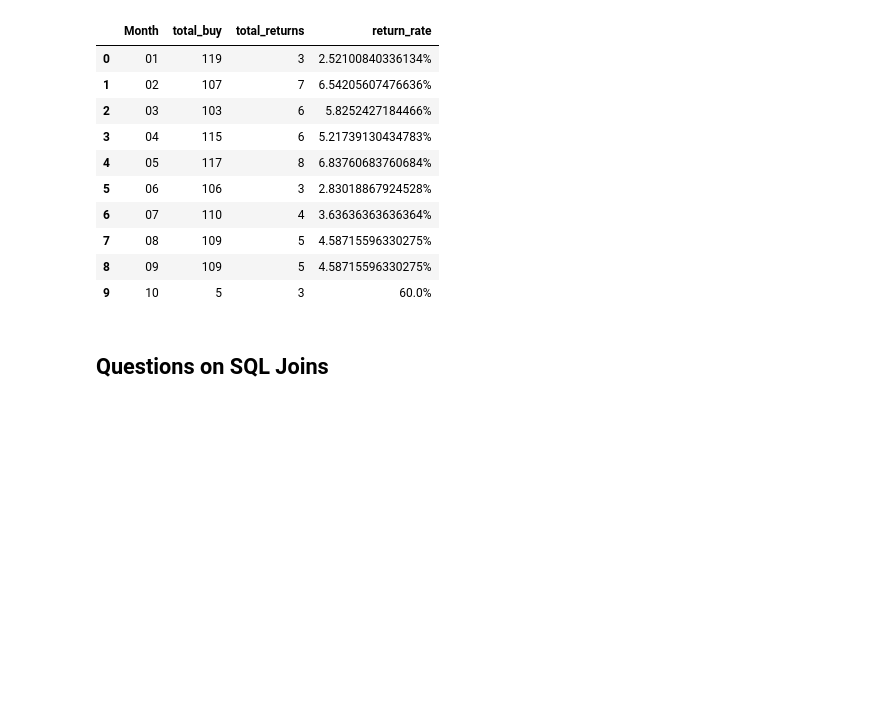
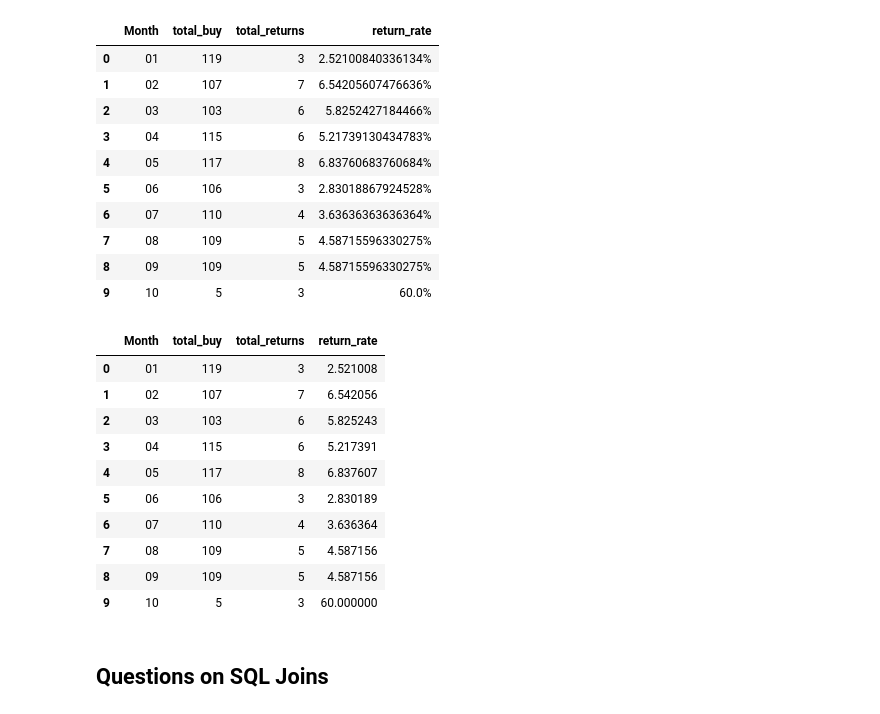
Before and after one commit to kumardev0614/SQL, a Jupyter notebook: Utsav Awasthi Youtube/SQL Practice Problems 1.ipynb, the cells around one changed output. Cells and saved outputs as stored; diff of their text form; code cells hidden in the pictures; blank space fills up the shorter version.

```diff
--- a/Utsav Awasthi Youtube/SQL for Data Analytics - Practice Problems 1.ipynb
+++ b/Utsav Awasthi Youtube/SQL Practice Problems 1.ipynb
@@ -458,6 +430,36 @@ ans
 | 7 | 08 | 109 | 5 | 4.58715596330275% |
 | 8 | 09 | 109 | 5 | 4.58715596330275% |
 | 9 | 10 | 5 | 3 | 60.0% |
+# %%
+ans = ps.sqldf("""
+---------------------WRITE QUERY BELOW---------------------
+
+SELECT
+    SUBSTR(orders.order_date, 4,2) AS Month,
+    SUM(CASE WHEN orders.order_type = 'buy' then 1 Else 0 End) AS total_buy,
+    SUM(CASE WHEN orders.order_type = 'return' then 1 Else 0 End) AS total_returns,
+    (100.0 * SUM(CASE WHEN orders.order_type = 'return' then 1 Else 0 End)) / SUM(CASE WHEN orders.order_type = 'buy' then 1 Else 0 End) AS return_rate
+
+FROM order_dim AS orders
+
+GROUP BY SUBSTR(orders.order_date, 4,2)
+
+---------------------WRITE QUERY ABOVE---------------------
+""")
+
+ans
+# %% [output]
+|  | Month | total_buy | total_returns | return_rate |
+| 0 | 01 | 119 | 3 | 2.521008 |
+| 1 | 02 | 107 | 7 | 6.542056 |
+| 2 | 03 | 103 | 6 | 5.825243 |
+| 3 | 04 | 115 | 6 | 5.217391 |
+| 4 | 05 | 117 | 8 | 6.837607 |
+| 5 | 06 | 106 | 3 | 2.830189 |
+| 6 | 07 | 110 | 4 | 3.636364 |
+| 7 | 08 | 109 | 5 | 4.587156 |
+| 8 | 09 | 109 | 5 | 4.587156 |
+| 9 | 10 | 5 | 3 | 60.000000 |
 # %% [markdown]
 <h2> Questions on SQL Joins</h2>
 # %% [markdown]
```
Also changed, not shown: parts of 14 cells of this notebook.
